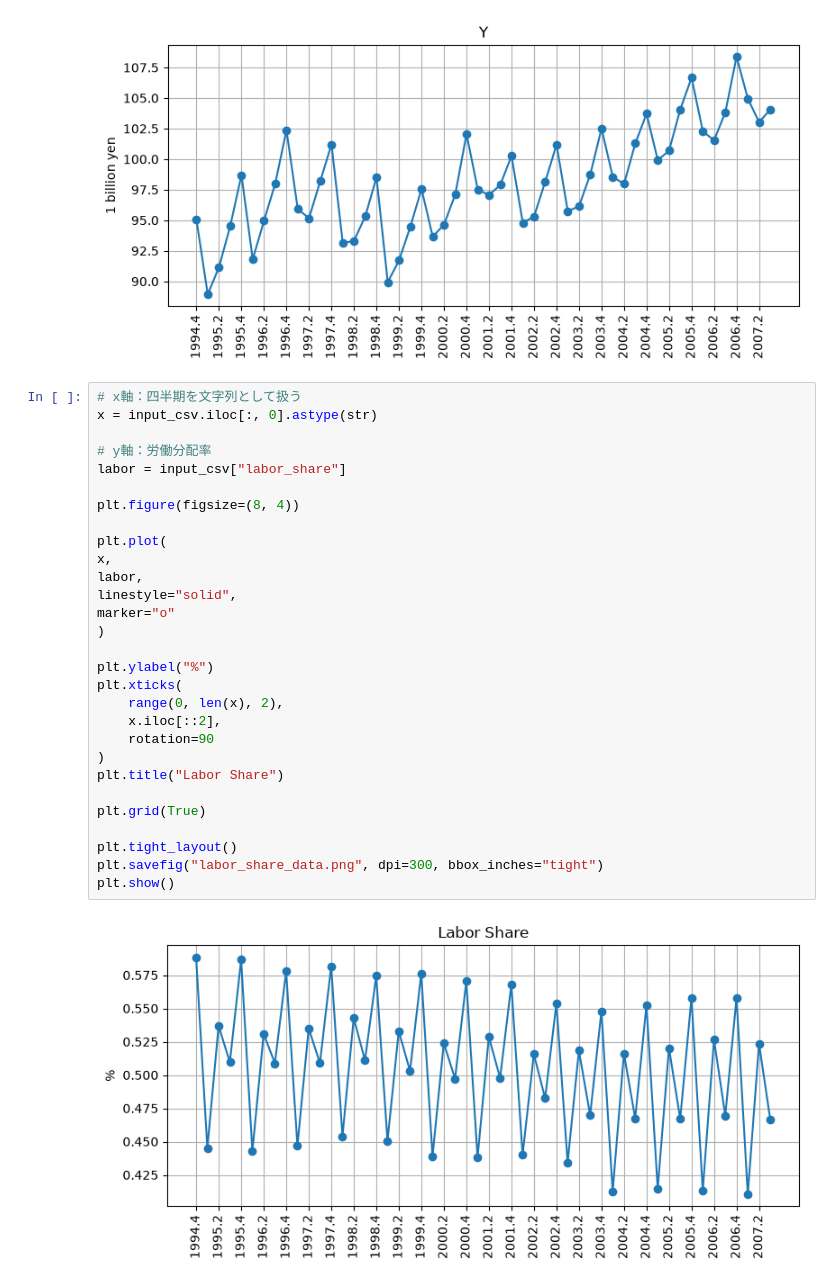
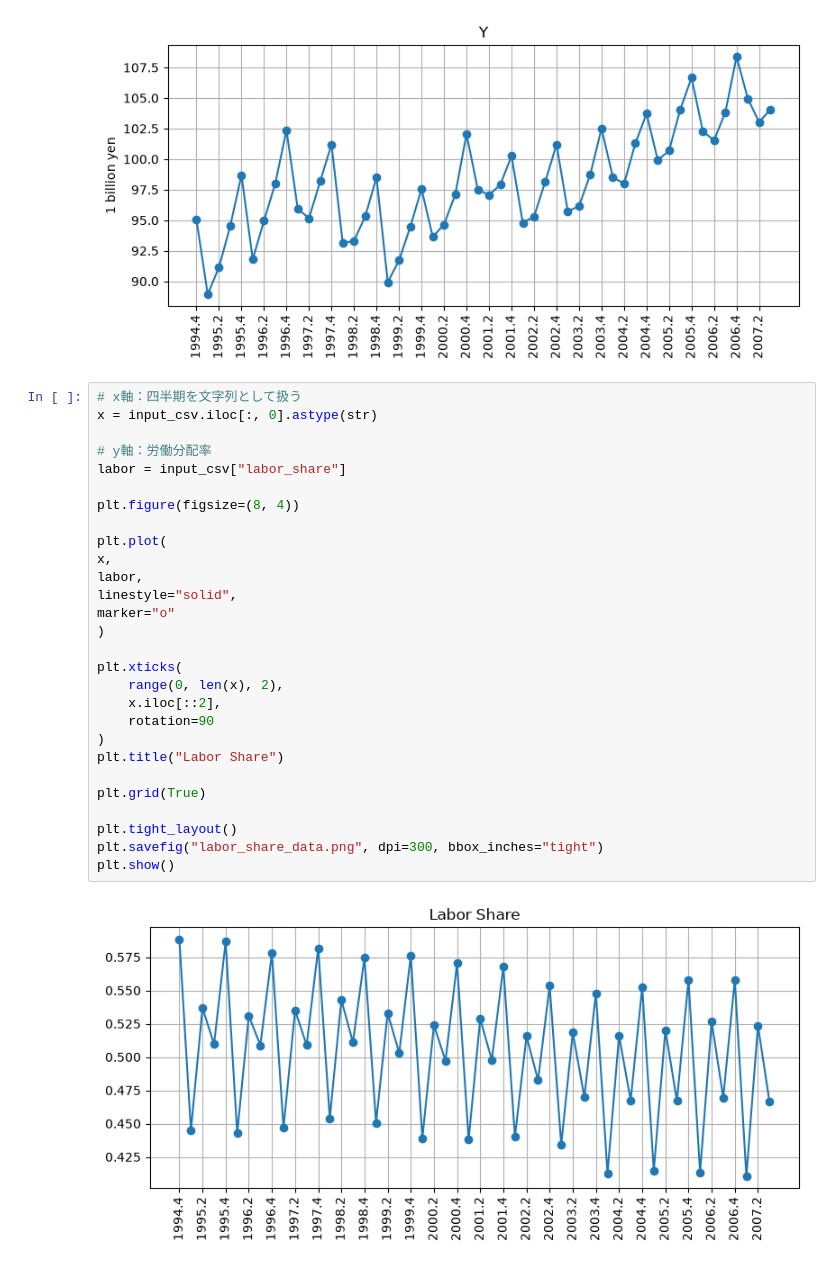
Before and after one commit to Kishimoto-econ/graduation_thesis, a Jupyter notebook: progress/code/data_graph/graph_data.ipynb, the cells around one changed output. Saved outputs shown, nothing was run; the diff lists cells and outputs as text.

```diff
--- a/progress/code/data_graph/graph_data.ipynb
+++ b/progress/code/data_graph/graph_data.ipynb
@@ -194,31 +194,30 @@ plt.show()
 # %%
 # x軸：四半期を文字列として扱う
 x = input_csv.iloc[:, 0].astype(str)
 
 # y軸：労働分配率
 labor = input_csv["labor_share"]
 
 plt.figure(figsize=(8, 4))
 
 plt.plot(
 x,
 labor,
 linestyle="solid",
 marker="o"
 )
 
-plt.ylabel("%")
 plt.xticks(
     range(0, len(x), 2),
     x.iloc[::2],
     rotation=90
 )
 plt.title("Labor Share")
 
 plt.grid(True)
 
 plt.tight_layout()
 plt.savefig("labor_share_data.png", dpi=300, bbox_inches="tight")
 plt.show()
 # %% [output]
-[figure, old version]
+[figure, new version]
```
Also changed, not shown: 7 other files.
